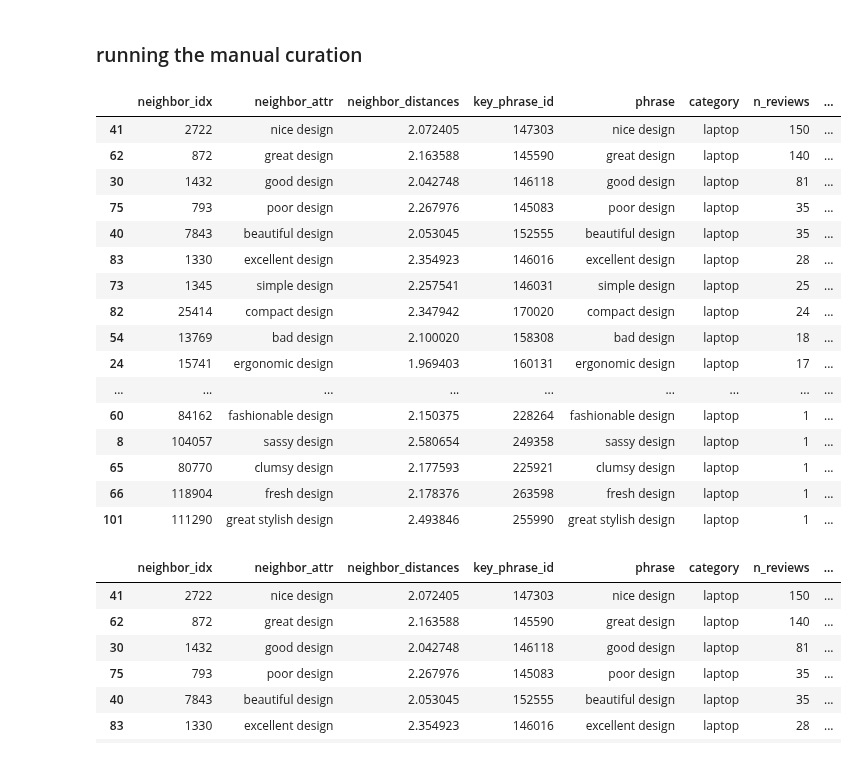
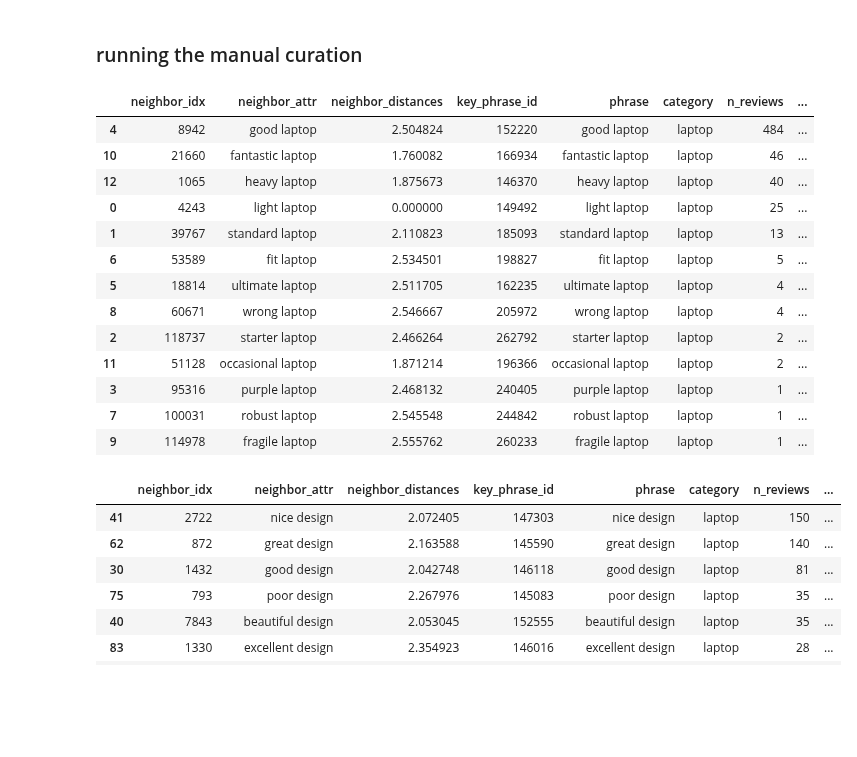
Before and after one commit to avelllabs/Gabby, a Jupyter notebook: notebooks/17_gb_phrase_orders_and_groupings.ipynb, the cells around one changed output. Cells and saved outputs as stored; diff of their text form; code cells hidden in the pictures; blank space fills up the shorter version.

```diff
--- a/notebooks/17_gb_phrase_orders_and_groupings.ipynb
+++ b/notebooks/17_gb_phrase_orders_and_groupings.ipynb
@@ -109,7 +109,7 @@ class SimilarAttributes(object):
 
         #print(neighbor_attributes)
         lc = 1      # increase in number of neighbors (10, 101, 10) to search for nearest neighor expansion
-        while cluster_mean_dist < self.all_clusters_mean_distance and lc < max_neighbors/lc + 1:
+        while cluster_mean_dist < self.all_clusters_mean_distance and lc < max_neighbors//10 + 1:
             # we need to find more neighbors for this phrase until the mean intra-cluster distance is greater than the mean
             q_idx = neighbor_indices
             #print(len(q_idx))
@@ -186,3 +186,8 @@ with open(f"""similar_attributes_model_{category}""",'wb') as safile:
 # %%
 with open(f"""similar_attributes_model_{category}""",'rb') as safile:
     sim_attr = pickle.load(safile)
+# %%
+for category in ['headphone', 'tv', 'monitor', 'mouse', 'laptop']:
+    sim_attr = SimilarAttributes(category,conn)
+    with open(f"""similar_attributes_model_{category}""",'wb') as safile:
+        pickle.dump(sim_attr, safile)
@@ -188,0 +225,6 @@ with open(f"""similar_attributes_model_{category}""",'rb') as safile:
+# %%
+inter_cluster_distances = []
+for category in ['headphone', 'tv', 'monitor', 'mouse', 'laptop']:
+    with open(f"""similar_attributes_model_{category}""",'rb') as safile:
+        sim_attr = pickle.load(safile)
+        inter_cluster_distances.append(sim_attr.all_clusters_mean_distance)
@@ -240,26 +286,23 @@ sim_attr.key_phrases.loc[sim_attr.priority_order[:25]]
 # %% [markdown]
 ### running the manual curation
 # %%
-qattr_nn = sim_attr.get_similar_attributes('attractive design')
+qattr_nn = sim_attr.get_similar_attributes('light laptop', 10)
 qattr_nn
 # %% [output]
 |  | neighbor_idx | neighbor_attr | neighbor_distances | key_phrase_id | phrase | category | n_reviews | ... |
-| 41 | 2722 | nice design | 2.072405 | 147303 | nice design | laptop | 150 | ... |
-| 62 | 872 | great design | 2.163588 | 145590 | great design | laptop | 140 | ... |
-| 30 | 1432 | good design | 2.042748 | 146118 | good design | laptop | 81 | ... |
-| 75 | 793 | poor design | 2.267976 | 145083 | poor design | laptop | 35 | ... |
-| 40 | 7843 | beautiful design | 2.053045 | 152555 | beautiful design | laptop | 35 | ... |
-| 83 | 1330 | excellent design | 2.354923 | 146016 | excellent design | laptop | 28 | ... |
-| 73 | 1345 | simple design | 2.257541 | 146031 | simple design | laptop | 25 | ... |
-| 82 | 25414 | compact design | 2.347942 | 170020 | compact design | laptop | 24 | ... |
-| 54 | 13769 | bad design | 2.100020 | 158308 | bad design | laptop | 18 | ... |
-| 24 | 15741 | ergonomic design | 1.969403 | 160131 | ergonomic design | laptop | 17 | ... |
-| ... | ... | ... | ... | ... | ... | ... | ... | ... |
-| 60 | 84162 | fashionable design | 2.150375 | 228264 | fashionable design | laptop | 1 | ... |
-| 8 | 104057 | sassy design | 2.580654 | 249358 | sassy design | laptop | 1 | ... |
-| 65 | 80770 | clumsy design | 2.177593 | 225921 | clumsy design | laptop | 1 | ... |
-| 66 | 118904 | fresh design | 2.178376 | 263598 | fresh design | laptop | 1 | ... |
-| 101 | 111290 | great stylish design | 2.493846 | 255990 | great stylish design | laptop | 1 | ... |
+| 4 | 8942 | good laptop | 2.504824 | 152220 | good laptop | laptop | 484 | ... |
+| 10 | 21660 | fantastic laptop | 1.760082 | 166934 | fantastic laptop | laptop | 46 | ... |
+| 12 | 1065 | heavy laptop | 1.875673 | 146370 | heavy laptop | laptop | 40 | ... |
+| 0 | 4243 | light laptop | 0.000000 | 149492 | light laptop | laptop | 25 | ... |
+| 1 | 39767 | standard laptop | 2.110823 | 185093 | standard laptop | laptop | 13 | ... |
+| 6 | 53589 | fit laptop | 2.534501 | 198827 | fit laptop | laptop | 5 | ... |
+| 5 | 18814 | ultimate laptop | 2.511705 | 162235 | ultimate laptop | laptop | 4 | ... |
+| 8 | 60671 | wrong laptop | 2.546667 | 205972 | wrong laptop | laptop | 4 | ... |
+| 2 | 118737 | starter laptop | 2.466264 | 262792 | starter laptop | laptop | 2 | ... |
+| 11 | 51128 | occasional laptop | 1.871214 | 196366 | occasional laptop | laptop | 2 | ... |
+| 3 | 95316 | purple laptop | 2.468132 | 240405 | purple laptop | laptop | 1 | ... |
+| 7 | 100031 | robust laptop | 2.545548 | 244842 | robust laptop | laptop | 1 | ... |
+| 9 | 114978 | fragile laptop | 2.555762 | 260233 | fragile laptop | laptop | 1 | ... |
 # %%
 #qattr_nn.sort_values('neighbor_distances')
 #shortlist = qattr_nn[qattr_nn['neighbor_attr'].str.contains('resolution')]
```
Also changed, not shown: parts of 2 cells of this notebook, 3 other files.
